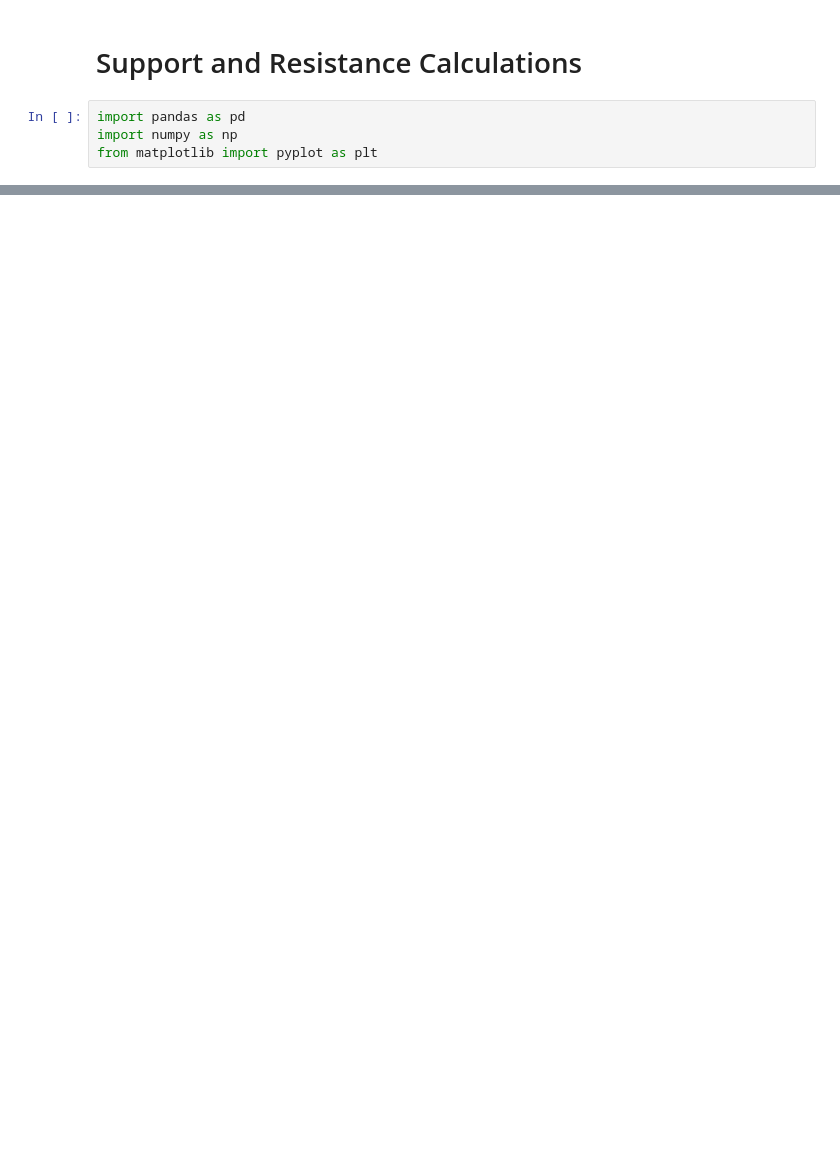
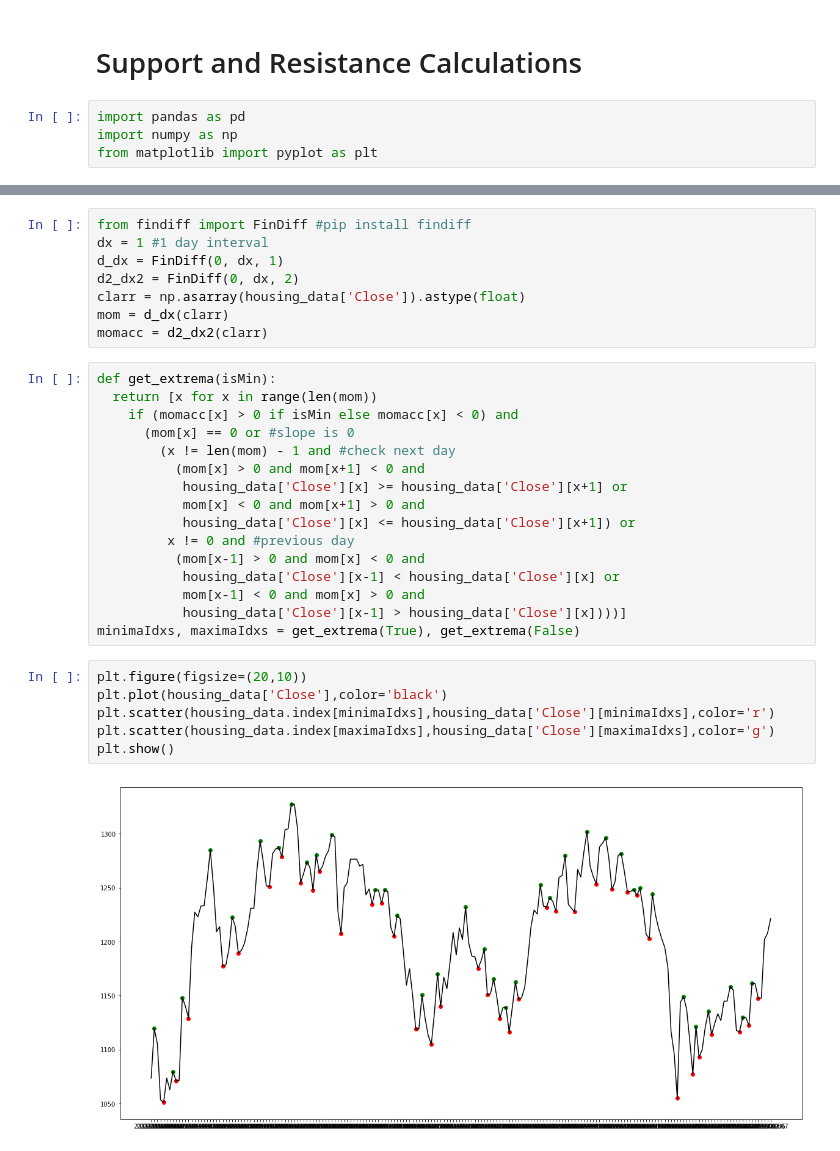
Before and after one commit to ayush003/Stock-Market-Analysis-and-Prediction, a Jupyter notebook: S&R.ipynb, the cells around one changed output, grey strips where cells are left out. Saved outputs shown, nothing was run; the diff lists cells and outputs as text; blank space fills up the shorter version.

```diff
--- a/S&R.ipynb
+++ b/S&R.ipynb
@@ -21,0 +56,32 @@ Index(['01-02-2020', '31-01-2020', '30-01-2020', '29-01-2020', '28-01-2020',
+# %%
+from findiff import FinDiff #pip install findiff
+dx = 1 #1 day interval
+d_dx = FinDiff(0, dx, 1)
+d2_dx2 = FinDiff(0, dx, 2)
+clarr = np.asarray(housing_data['Close']).astype(float)
+mom = d_dx(clarr)
+momacc = d2_dx2(clarr)
+# %%
+def get_extrema(isMin):
+  return [x for x in range(len(mom))
+    if (momacc[x] > 0 if isMin else momacc[x] < 0) and
+      (mom[x] == 0 or #slope is 0
+        (x != len(mom) - 1 and #check next day
+          (mom[x] > 0 and mom[x+1] < 0 and
+           housing_data['Close'][x] >= housing_data['Close'][x+1] or
+           mom[x] < 0 and mom[x+1] > 0 and
+           housing_data['Close'][x] <= housing_data['Close'][x+1]) or
+         x != 0 and #previous day
+          (mom[x-1] > 0 and mom[x] < 0 and
+           housing_data['Close'][x-1] < housing_data['Close'][x] or
+           mom[x-1] < 0 and mom[x] > 0 and
+           housing_data['Close'][x-1] > housing_data['Close'][x])))]
+minimaIdxs, maximaIdxs = get_extrema(True), get_extrema(False)
+# %%
+plt.figure(figsize=(20,10))
+plt.plot(housing_data['Close'],color='black')
+plt.scatter(housing_data.index[minimaIdxs],housing_data['Close'][minimaIdxs],color='r')
+plt.scatter(housing_data.index[maximaIdxs],housing_data['Close'][maximaIdxs],color='g')
+plt.show()
+# %% [output]
+[figure, added]
```
Also changed, not shown: parts of 19 cells of this notebook.
